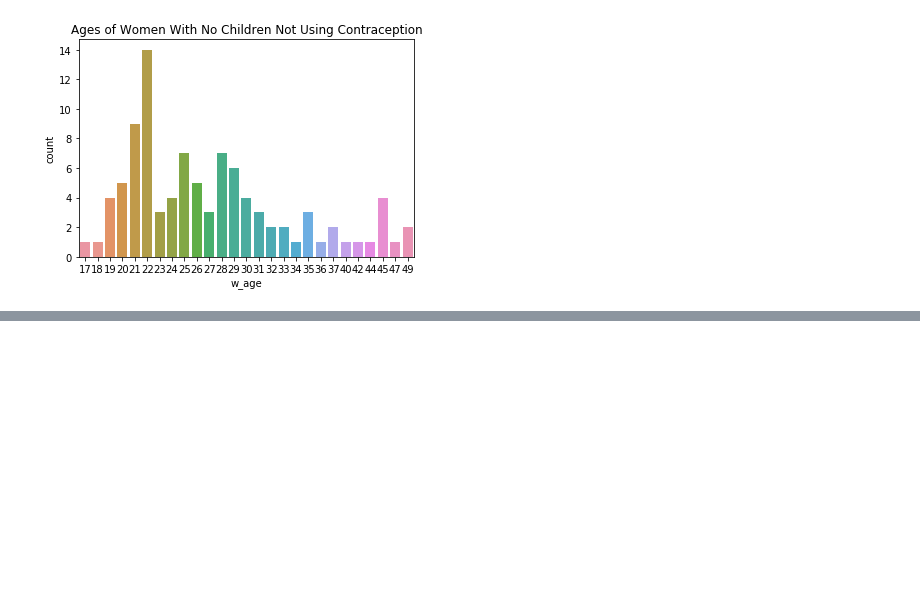
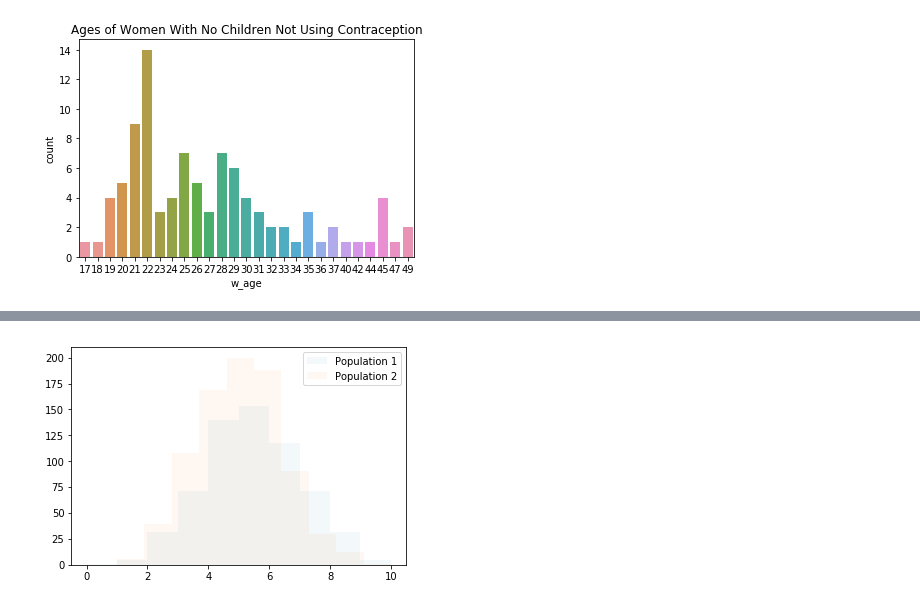
Before and after one commit to serfsup/thinkful-fundamentals_capstone_contraception, a Jupyter notebook: Thinkful Fundamentals Contraception Capstone.ipynb, the cells around one changed output, grey strips where cells are left out. Saved outputs shown, nothing was run; the diff lists cells and outputs as text; code cells hidden in the pictures; blank space fills up the shorter version.

```diff
--- a/Thinkful Fundamentals Contraception Capstone.ipynb
+++ b/Thinkful Fundamentals Contraception Capstone.ipynb
@@ -224,0 +306,13 @@ So according to the bar graph above, a little over one-third of Indonesian women
+# %%
+# Next I will set up my two populations for the t-test.
+pop1 = np.random.binomial(10, 0.5, 628)
+pop2 = np.random.binomial(10, 0.5, 844)
+
+# Let's make histograms for the two groups.
+
+plt.hist(pop1, alpha=0.05, label='Population 1')
+plt.hist(pop2, alpha=0.05, label='Population 2')
+plt.legend(loc='upper right')
+plt.show()
+# %% [output]
+[figure, added]
```
Also changed, not shown: parts of 29 cells of this notebook.
